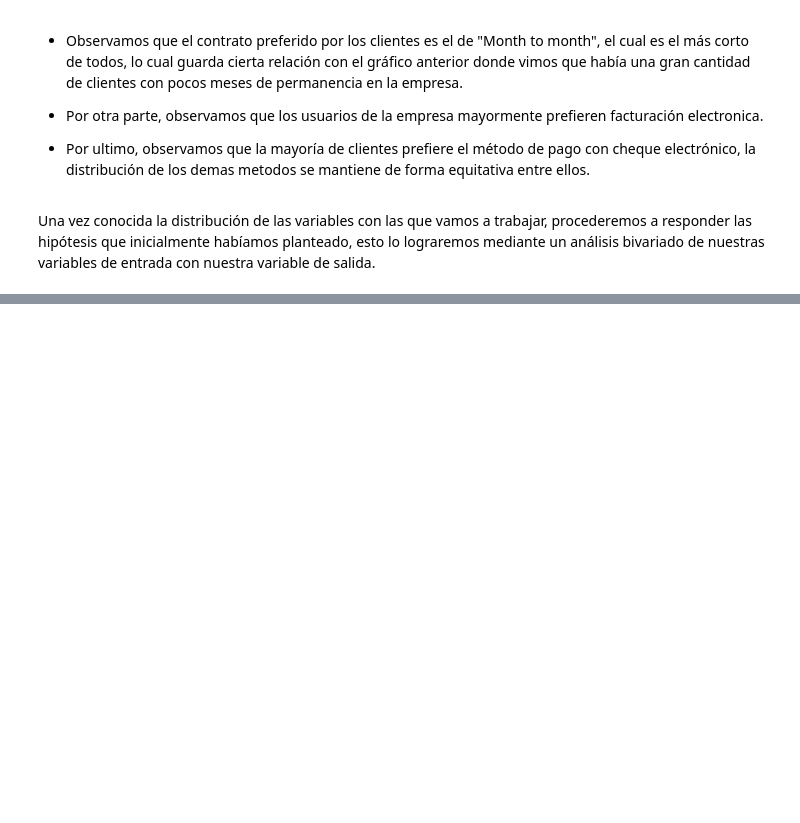
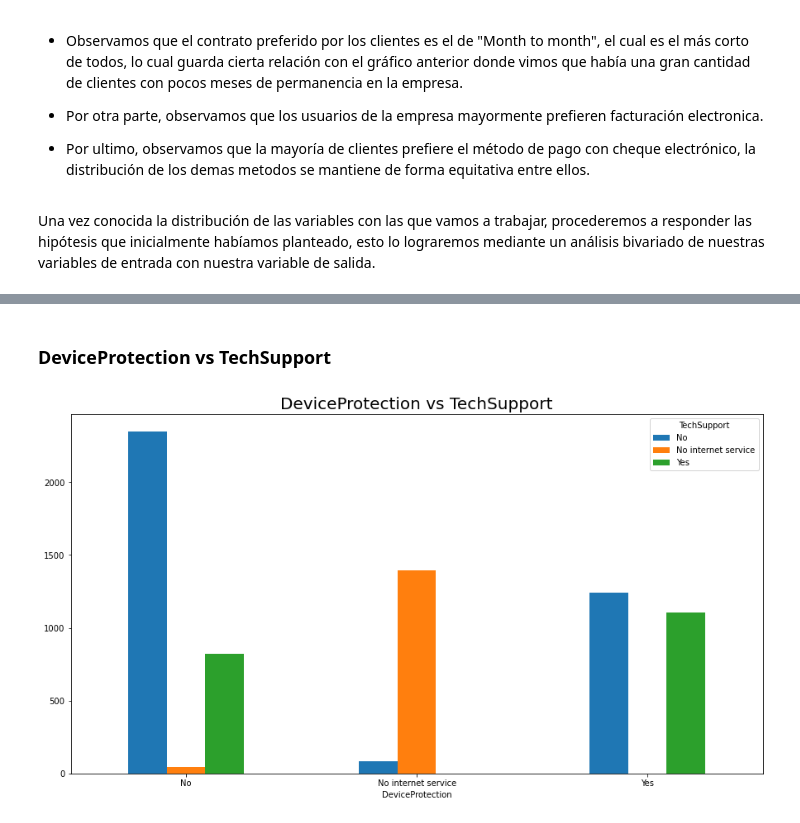
Before and after one commit to silvestref/Desercion_Telecom, a Jupyter notebook: Jupyter_Desercion_Telecom.ipynb, the cells around one changed output, grey strips where cells are left out. Cells and saved outputs as stored; diff of their text form; code cells hidden in the pictures; blank space fills up the shorter version.

```diff
--- a/Jupyter_Desercion_Telecom.ipynb
+++ b/Jupyter_Desercion_Telecom.ipynb
@@ -765,0 +738,9 @@ Por último, observamos una correlación altamente negativa entre ambas variable
+# %% [markdown]
+### DeviceProtection vs TechSupport
+# %%
+DP_TS=pd.crosstab(index=data['DeviceProtection'],columns=data['TechSupport'])
+DP_TS.plot.bar(figsize=(15,8), rot=0)
+plt.title("DeviceProtection vs TechSupport", fontsize=20)
+plt.show()
+# %% [output]
+[figure, added]
```
Also changed, not shown: parts of 218 cells of this notebook.
